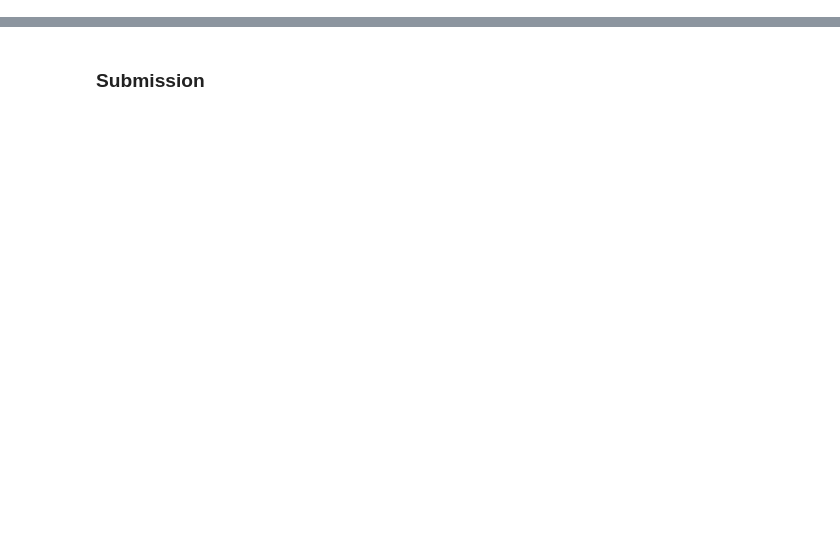
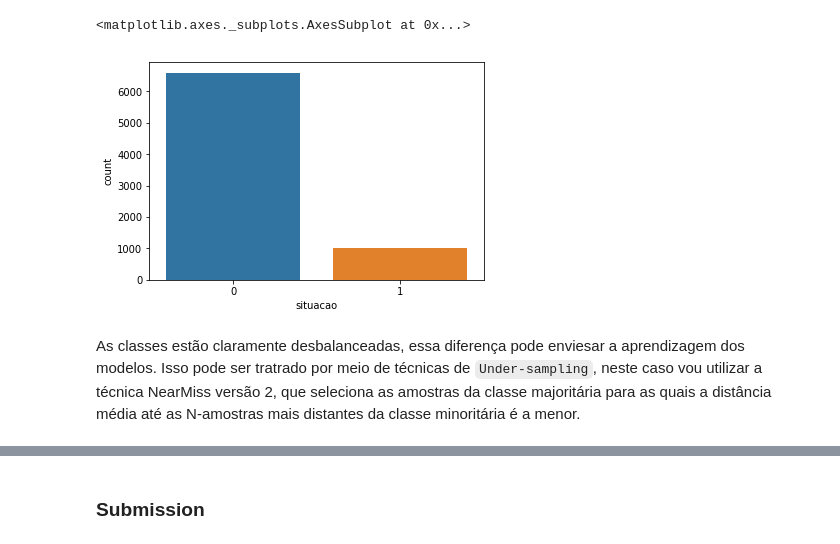
Before and after one commit to diogoflorencio/machine-learning, a Jupyter notebook: lab4/Previsão de Eleição de Deputados.ipynb, the cells around one changed output, grey strips where cells are left out. Drawn from its saved outputs; the diff is of its cells as text; code cells hidden in the pictures; blank space fills up the shorter version.

```diff
--- a/lab4/Previsão de Eleição de Deputados.ipynb
+++ b/lab4/Previsão de Eleição de Deputados.ipynb
@@ -258,0 +7,29 @@ print("A quantidade de árvores ideal é {0}, com F1 = {1}".format(cv_gb.idxmax(
+# %%
+#dados das eleições de 2006 e 2010
+train = pd.read_csv("../data/train.csv")
+#dados das eleições de 2014
+test = pd.read_csv("../data/test.csv")
+
+# dumy da variável alvo, eleito = 1 e nao_eleito = 0
+y = train["situacao"]
+y = y.replace(['nao_eleito', 'eleito'], [0, 1])
+
+#removendo variável alvo dos dados de treino
+train = train.drop(columns=['situacao'])
+#merge treino e teste
+data = pd.concat((train, test))
+#removendo variáveis irrelevantes
+data = data.drop(columns=['sequencial_candidato', 'nome', 'cargo',
+                            'quantidade_doacoes', 'total_receita',
+                            'quantidade_despesas', 'total_despesa'])
+
+#selecionando atributos numéricos
+attr_num = data.dtypes[data.dtypes != "object"].index
+#normalizando variáveis numéricas exceto ano
+data[attr_num[1:]] = np.log1p(data[attr_num[1:]])
+
+#dummy das variáveis categoricas
+data = pd.get_dummies(data)
+
+x = data.loc[data['ano'] != 2014]
+test = data.loc[data['ano'] == 2014]
@@ -258,0 +38,8 @@ print("A quantidade de árvores ideal é {0}, com F1 = {1}".format(cv_gb.idxmax(
+# %%
+#plotando distribuição da variável alvo
+sns.countplot(y)
+# %% [output]
+<matplotlib.axes._subplots.AxesSubplot at 0x...>
+[figure, added]
+# %% [markdown]
+As classes estão claramente desbalanceadas, essa diferença pode enviesar a aprendizagem dos modelos. Isso pode ser tratrado por meio de técnicas de `Under-sampling`, neste caso vou utilizar a técnica NearMiss versão 2, que seleciona as amostras da classe majoritária para as quais a distância média até as N-amostras mais distantes da classe minoritária é a menor.
```
Also changed, not shown: parts of 73 cells of this notebook, 4 other files.
